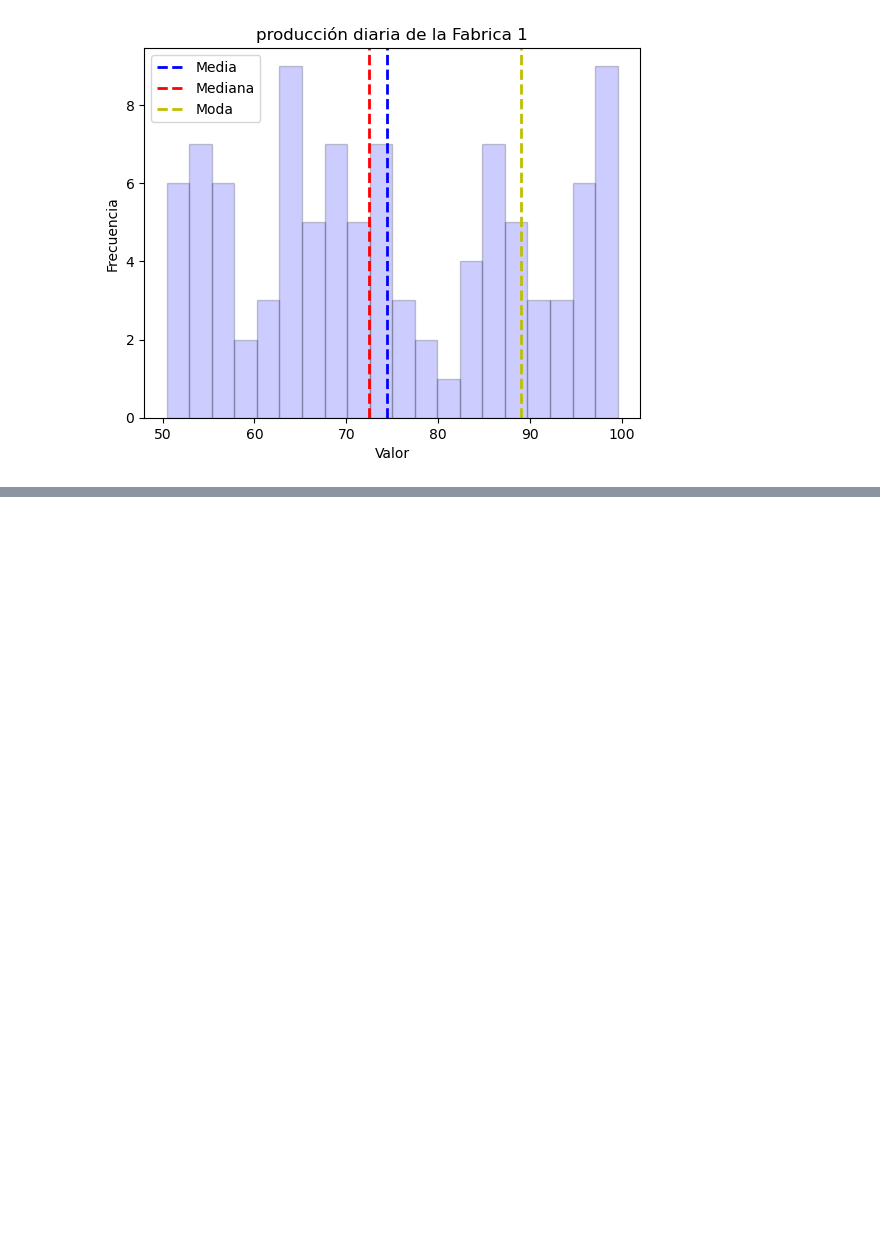
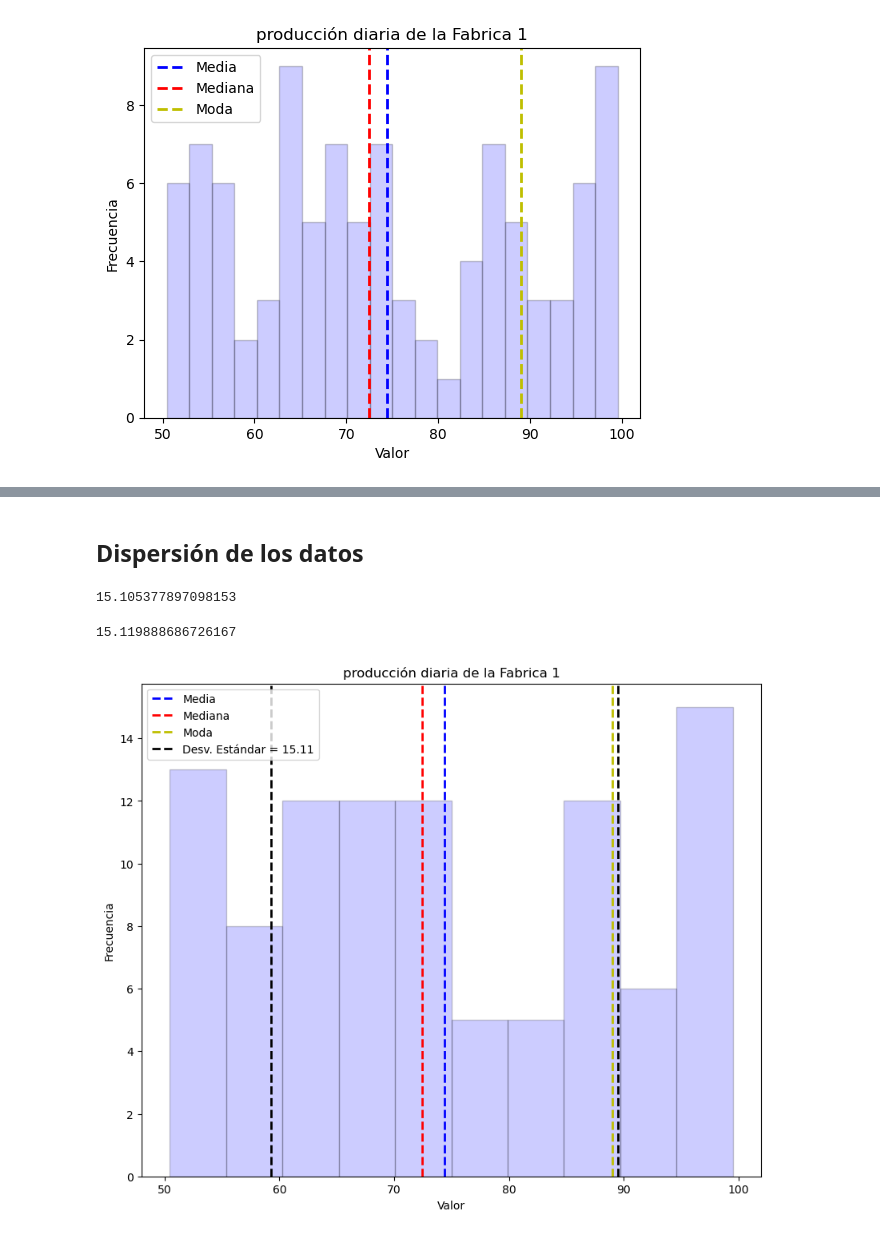
Before and after one commit to JoseGabriel-ITD/Probabilidad, a Jupyter notebook: Unidad-1/PRO_U1_practica1.ipynb, the cells around one changed output, grey strips where cells are left out. Cells and saved outputs as stored; diff of their text form; code cells hidden in the pictures; blank space fills up the shorter version.

```diff
--- a/Unidad-1/PRO_U1_practica1.ipynb
+++ b/Unidad-1/PRO_U1_practica1.ipynb
@@ -265,0 +293,31 @@ plt.show()
+# %% [markdown]
+## Dispersión de los datos
+# %%
+desviacion_estandar_fabrica1 = stdev(fabrica1)
+print(desviacion_estandar_fabrica1)
+# %% [output]
+15.105377897098153
+# %%
+desviacion_estandar_fabrica2 = stdev(fabrica2)
+print(desviacion_estandar_fabrica2)
+# %% [output]
+15.119888686726167
+# %%
+plt.figure(figsize=(10,8))
+plt.hist(fabrica1, bins=10, alpha=0.2, color='b', edgecolor='black' )
+plt.axvline(media_fabrica1, color='b', linestyle='dashed', linewidth=2, label='Media')
+plt.axvline(mediana_fabrica1, color='r', linestyle='dashed', linewidth=2, label='Mediana')
+plt.axvline(moda_fabrica1, color='y', linestyle='dashed', linewidth=2, label='Moda')
+
+plt.axvline(media_fabrica1 - desviacion_estandar_fabrica1, color='black', linestyle='dashed', linewidth=2,
+            label=f'Desv. Estándar = {desviacion_estandar_fabrica1:.2f}')
+plt.axvline(media_fabrica1 + desviacion_estandar_fabrica1, color='black', linestyle='dashed', linewidth=2)
+
+plt.xlabel('Valor')
+plt.ylabel('Frecuencia')
+
+plt.title("Producción diaria de la Fabrica 1")
+plt.legend()
+plt.show()
+# %% [output]
+[figure, added]
```
Also changed, not shown: parts of 14 cells of this notebook.
